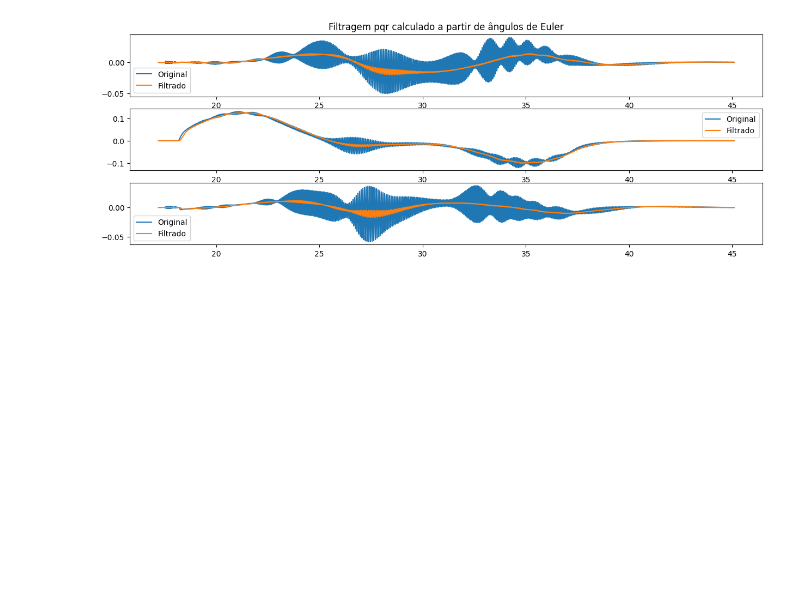
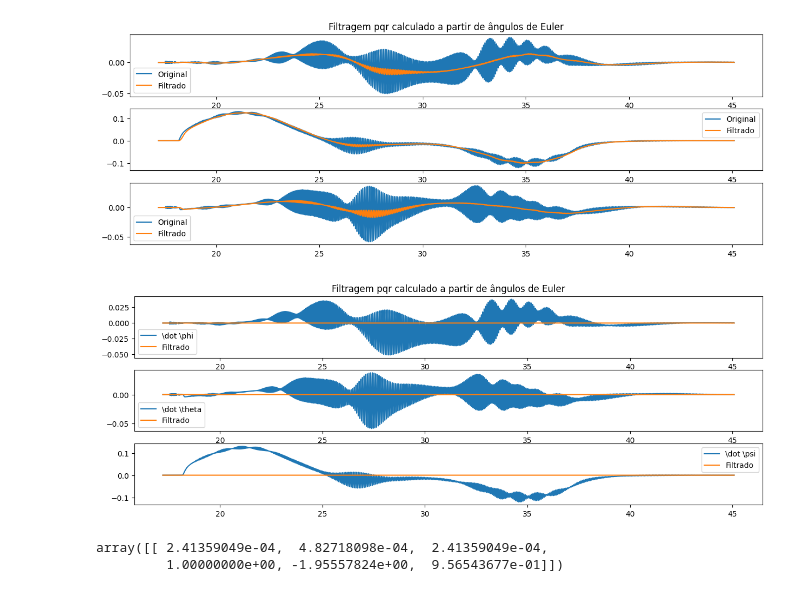
Before and after one commit to dferruzzo/quad_ufabc, a Jupyter notebook: scripts/figures.ipynb, the cells around one changed output. Saved outputs shown, nothing was run; the diff lists cells and outputs as text; code cells hidden in the pictures; blank space fills up the shorter version.

```diff
--- a/scripts/figures.ipynb
+++ b/scripts/figures.ipynb
@@ -567,3 +567,48 @@ plt.legend()
 plt.show()
 # %% [output]
 [figure]
+# %%
+# Low pass filter
+from scipy import signal
+filter_order = 2
+cut_off_freq = 0.5
+sample_freq = 100
+sos = signal.butter(filter_order,\
+                     cut_off_freq,\
+                     btype='lowpass',\
+                     analog=False,\
+                     output='sos',
+                     fs=sample_freq)
+# %%
+#p_filtered = signal.sosfilt(sos, phi_der_2)
+#q_filtered = signal.sosfilt(sos, theta_der_2)
+#r_filtered = signal.sosfilt(sos, psi_der_2)
+p_filtered = np.zeros(len(t))
+q_filtered = np.zeros(len(t))
+r_filtered = np.zeros(len(t))
+for i in range(1,len(t)):
+    p_filtered[i] = signal.sosfilt(sos, [phi_der_2[i]])
+    q_filtered[i] = signal.sosfilt(sos, [theta_der_2[i]])
+    r_filtered[i] = signal.sosfilt(sos, [psi_der_2[i]])
+# %%
+plt.subplot(3,1,1)
+plt.title('Filtragem pqr calculado a partir de ângulos de Euler')
+plt.plot(t, phi_der_2, label='\dot \phi')
+plt.plot(t, p_filtered, label='Filtrado')
+plt.legend()
+plt.subplot(3,1,2)
+plt.plot(t, theta_der_2, label='\dot \\theta')
+plt.plot(t, q_filtered, label='Filtrado')
+plt.legend()
+plt.subplot(3,1,3)
+plt.plot(t, psi_der_2, label='\dot \psi')
+plt.plot(t, r_filtered, label='Filtrado')
+plt.legend()
+plt.show()
+# %% [output]
+[figure, added]
+# %%
+sos
+# %% [output]
+array([[ 2.41359049e-04,  4.82718098e-04,  2.41359049e-04,
+         1.00000000e+00, -1.95557824e+00,  9.56543677e-01]])
```
Also changed, not shown: 7 other files.
